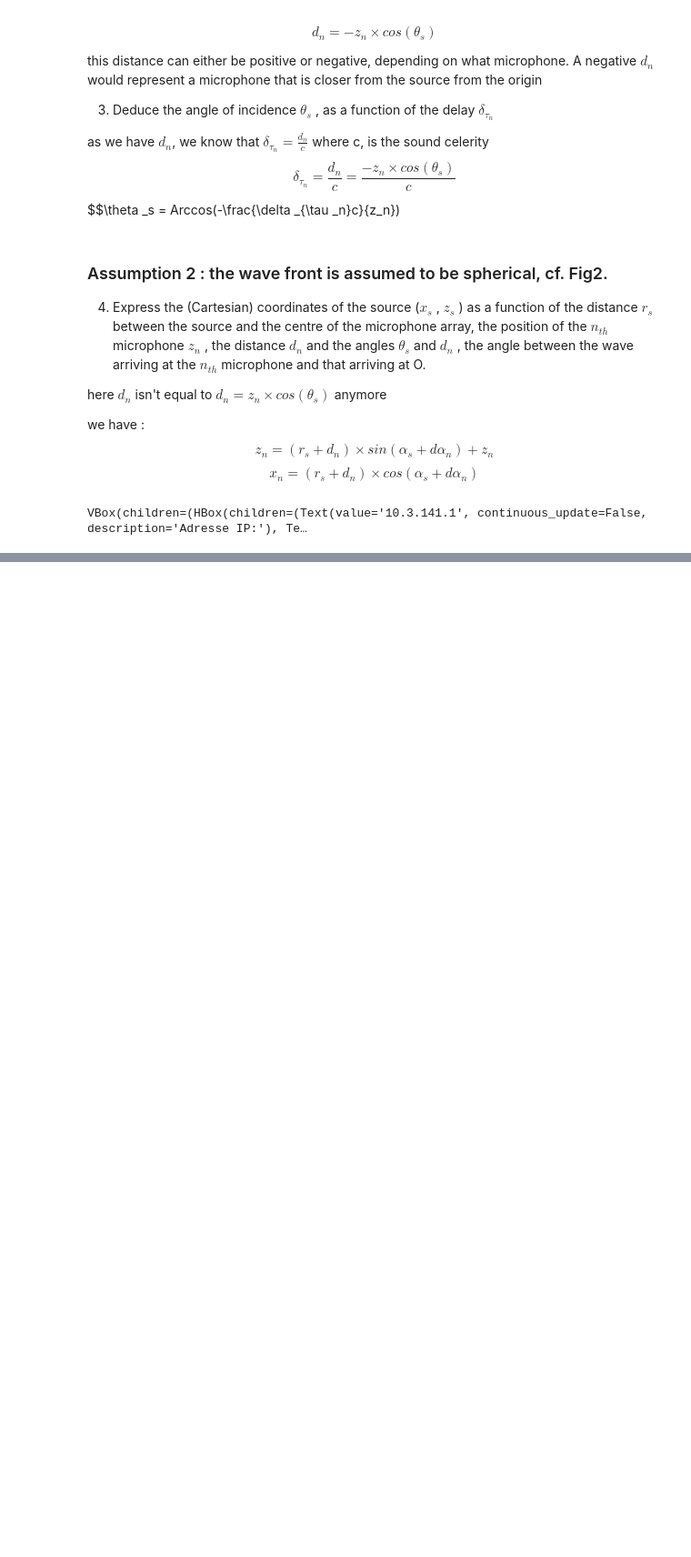
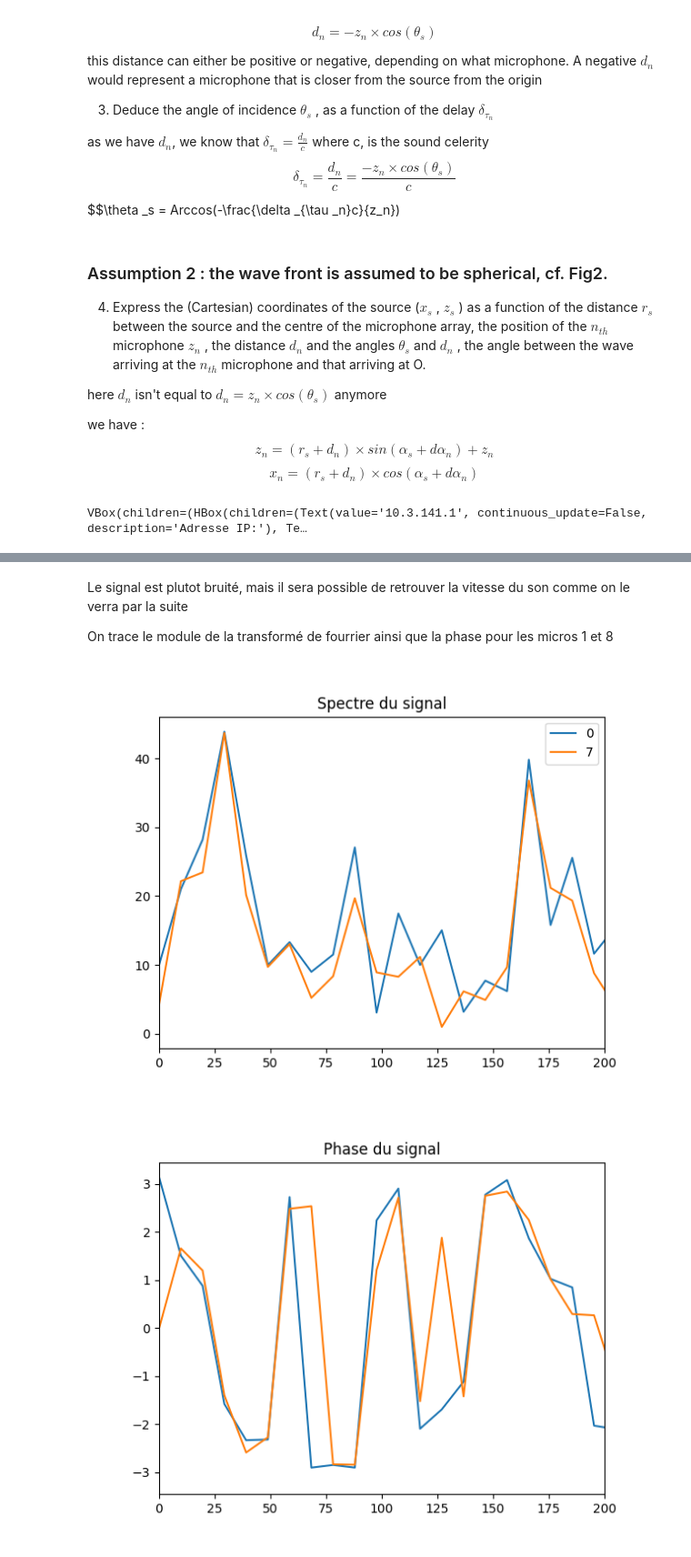
Before and after one commit to Huss94/TP_son1, a Jupyter notebook: Report.ipynb, the cells around one changed output, grey strips where cells are left out. Shown at 91% size. Saved outputs shown, nothing was run; the diff lists cells and outputs as text; code cells hidden in the pictures; blank space fills up the shorter version.

```diff
--- a/Report.ipynb
+++ b/Report.ipynb
@@ -123,0 +105,16 @@ plt.ylabel=("x")
+# %% [markdown]
+Le signal est plutot bruité, mais il sera possible de retrouver la vitesse du son comme on le verra par la suite
+
+On trace le module de la transformé de fourrier ainsi que la phase pour les micros 1 et 8
+# %%
+mics = [0,7]
+
+for i in mics:
+    # fourier, fonction défini dans utils.py
+    fourier(m[i], Fs,i, "modulus", newFig = not i, limaxis = (0,200))
+plt.legend()
+for i in mics:
+    fourier(m[i], Fs, i, "phase", newFig = not i, limaxis = (0,200))
+# %% [output]
+[figure, added]
+[figure, added]
```
Also changed, not shown: parts of 19 cells of this notebook, 23 other files.
